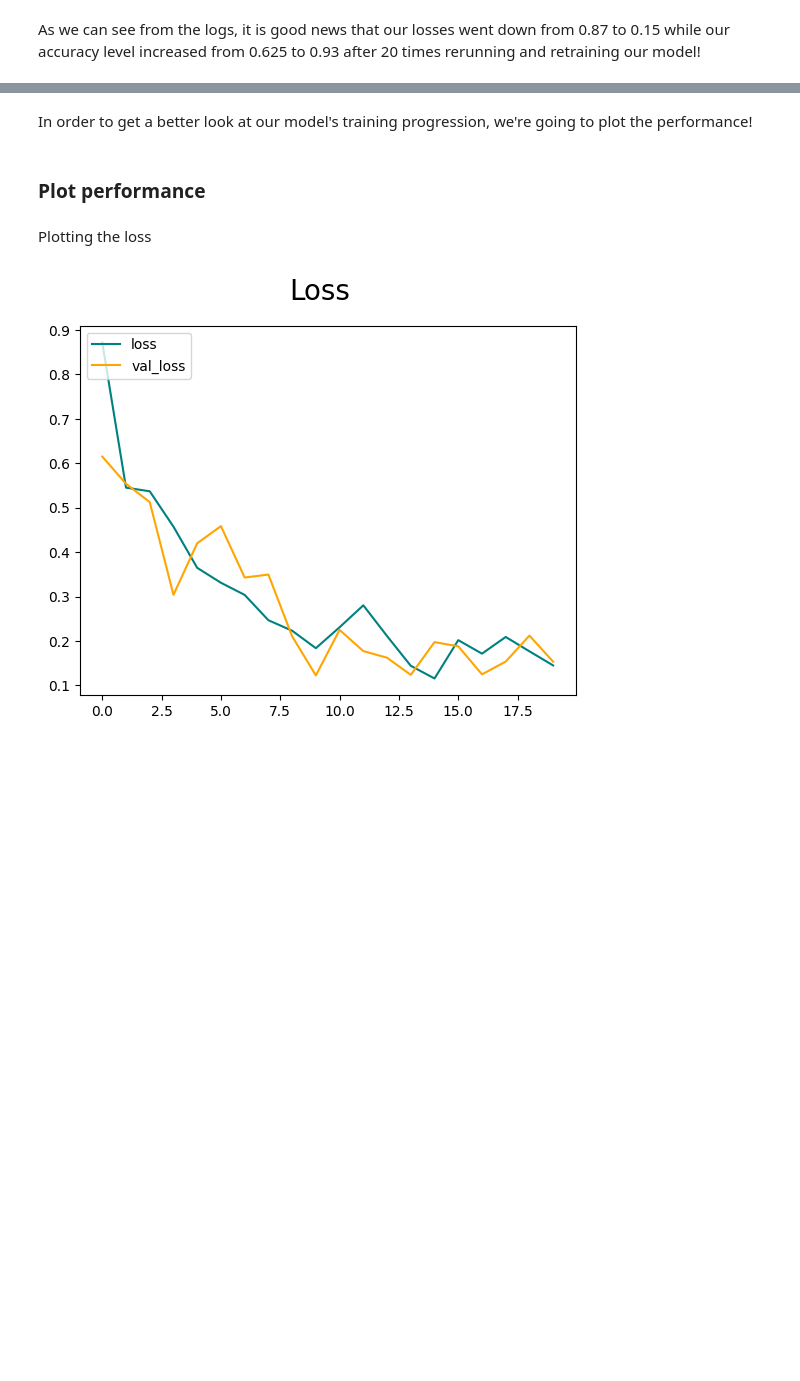
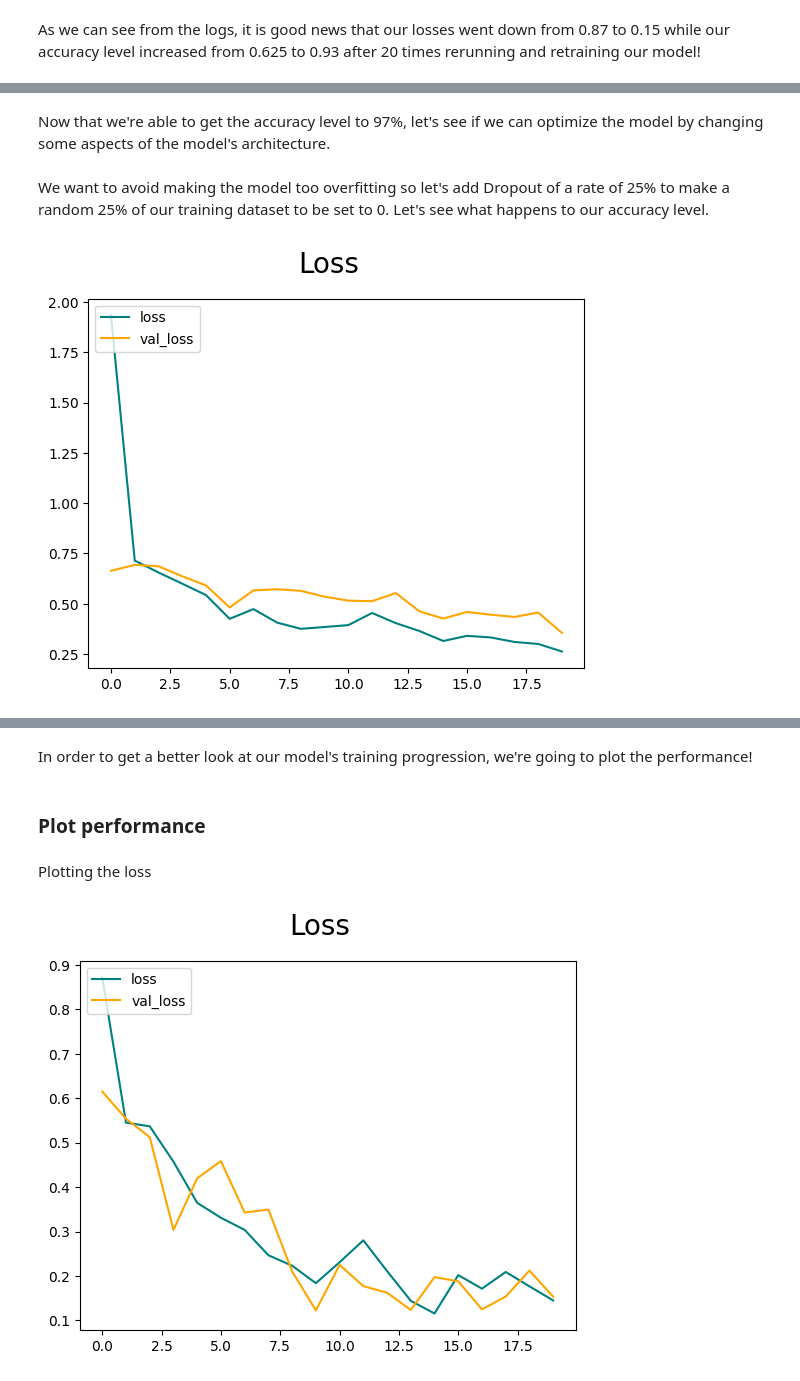
Before and after one commit to klam912/banana_ripeness_classification, a Jupyter notebook: code/analysis.ipynb, the cells around one changed output, grey strips where cells are left out. Cells and saved outputs as stored; diff of their text form; code cells hidden in the pictures; blank space fills up the shorter version.

```diff
--- a/code/analysis.ipynb
+++ b/code/analysis.ipynb
@@ -237,0 +287,40 @@ As we can see from the logs, it is good news that our losses went down from 0.87
+# %% [markdown]
+Now that we're able to get the accuracy level to 97%, let's see if we can optimize the model by changing some aspects of the model's architecture.
+# %% [markdown]
+We want to avoid making the model too overfitting so let's add Dropout of a rate of 25% to make a random 25% of our training dataset to be set to 0. Let's see what happens to our accuracy level.
+# %%
+from tensorflow.keras.models import Sequential
+from tensorflow.keras.layers import Conv2D, MaxPooling2D, Dense, Flatten, Dropout
+
+model4 = Sequential()
+model4.add(Conv2D(16, (3,3), 1, activation = 'relu', input_shape=(256,256,3)))
+model4.add(MaxPooling2D())
+model4.add(Dropout(0.25))
+
+model4.add(Conv2D(32, (3,3), 1, activation = 'relu'))
+model4.add(MaxPooling2D())
+model4.add(Dropout(0.25))
+
+model4.add(Conv2D(16, (3,3), 1, activation = 'relu'))
+model4.add(MaxPooling2D())
+model4.add(Dropout(0.25))
+
+model4.add(Flatten())
+model4.add(Dense(256, activation='relu'))
+model4.add(Dropout(0.5))
+model4.add(Dense(1,activation='sigmoid'))
+
+# Compile
+from tensorflow.keras.optimizers import Adam
+optimizer_4 = Adam(learning_rate = 0.0001) # change the learning rate
+model4.compile('adam', loss=tf.losses.BinaryCrossentropy(), metrics=['accuracy'])
+hist = model4.fit(train, epochs=20,validation_data=validation, callbacks=[tensorboard_callback])
+# %%
+fig = plt.figure()
+plt.plot(hist.history['loss'], color = 'teal', label = 'loss')
+plt.plot(hist.history['val_loss'], color = 'orange', label='val_loss')
+plt.suptitle('Loss', fontsize=20)
+plt.legend(loc='upper left')
+plt.show()
+# %% [output]
+[figure, added]
```
Also changed, not shown: parts of 36 cells of this notebook.
